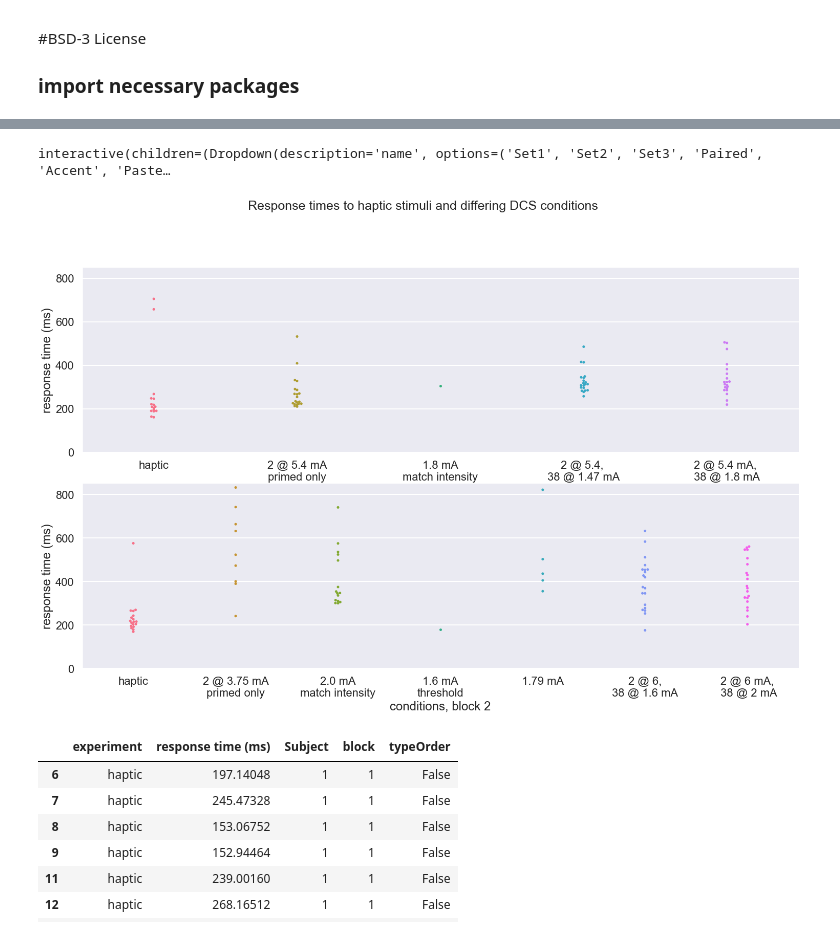
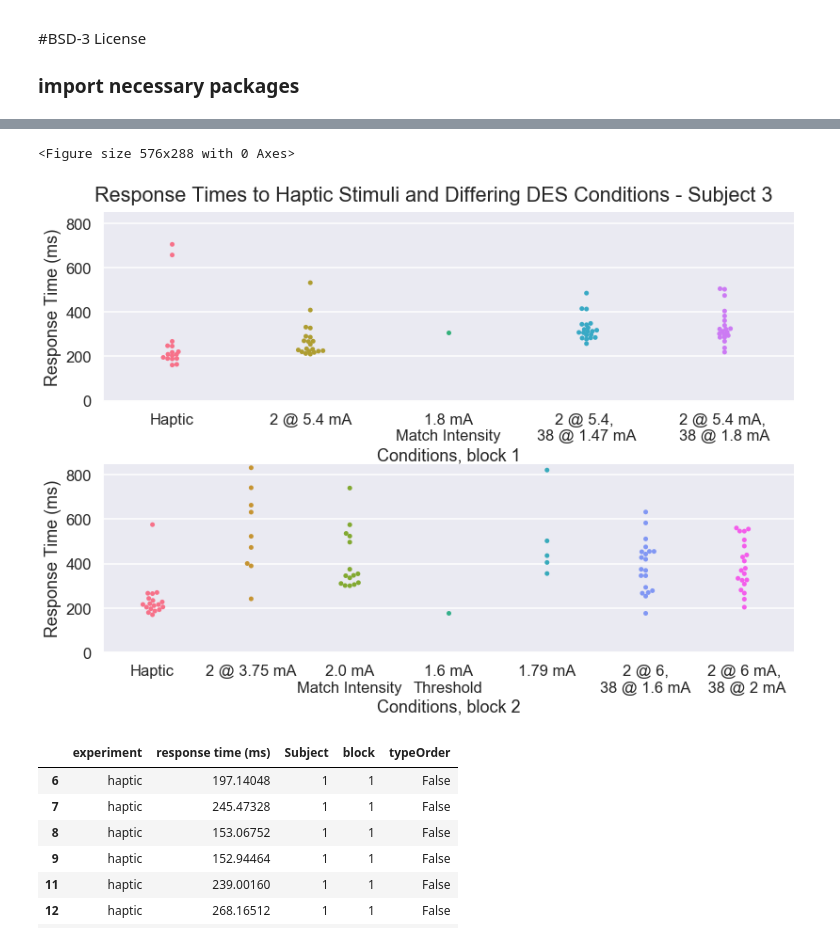
Before and after one commit to davidjuliancaldwell/StimulationResponseTimingPython, a Jupyter notebook: 822e26_priming.ipynb, the cells around one changed output, grey strips where cells are left out. Drawn from its saved outputs; the diff is of its cells as text; code cells hidden in the pictures.

Commit message:
working on plots for waveform mod

```diff
--- a/822e26_priming.ipynb
+++ b/822e26_priming.ipynb
@@ -115,9 +115,9 @@ experimentsOfInt =  ['haptic','primed only (5.4 mA)','1.8 mA - match intensity',
 ### look at various metrics of interest
 
 
-dataCleaned = resultTrim[resultTrim['experiment'].isin(experimentsOfInt)]
-dataCleaned.groupby(['experiment','Subject','block']).mean()
-dataCleaned.groupby(['block','experiment','Subject']).describe()
+dataCleaned = resultTrim[resultTrim['Experiment'].isin(experimentsOfInt)]
+dataCleaned.groupby(['Experiment','Subject','block']).mean()
+dataCleaned.groupby(['block','Experiment','Subject']).describe()
 #dataCleaned.groupby(['Subject','experiment']).describe().round()
 
 #dataCleaned.groupby(['Subject','experiment']).mean()
@@ -144,71 +144,61 @@ dataCleaned.groupby(['block','experiment','Subject']).describe()
-# %%
-# set the color palette
-
-color_pal=sns.choose_colorbrewer_palette('qualitative')
-
-#use set 1
-
-# observe color palette
-
-#sns.palplot(color_pal)
-#color_pal_3 = color_pal[0:4]
-#color_pal_2 = color_pal[3:5]
-#color_pal_2_v2 = color_pal[6:8]
-#sns.palplot('husl')
-# %% [output]
-interactive(children=(Dropdown(description='name', options=('Set1', 'Set2', 'Set3', 'Paired', 'Accent', 'Paste…
 # %%
-typeOrderSort= ['haptic','primed only (5.4 mA)','1.8 mA - match intensity','1.47 mA - threshold','1.61 mA','2 @ 5.4, 38 @ 1.47 mA','2 @ 5.4 mA, 38 @ 1.8 mA','primed only (3.75 mA)','2.0 mA - match intensity','1.6 mA - threshold','1.79 mA','2 @ 6 mA, 38 @ 1.6 mA','2 @ 6. mA, 38 @ 2 mA']
-dataCleaned=dataCleaned.assign(typeOrder=dataCleaned.experiment.isin(typeOrderSort))
+typeOrderSort= ['Haptic','2 @ 5.4 mA','1.8 mA - Match Intensity','1.47 mA - Threshold','1.61 mA','2 @ 5.4, 38 @ 1.47 mA','2 @ 5.4 mA, 38 @ 1.8 mA','2 @ 3.75 mA','2.0 mA - Match Intensity','1.6 mA - Threshold','1.79 mA','2 @ 6 mA, 38 @ 1.6 mA','2 @ 6. mA, 38 @ 2 mA']
+dataCleaned=dataCleaned.assign(typeOrder=dataCleaned.Experiment.isin(typeOrderSort))
 
+dataCleaned['typeOrder'] = dataCleaned['typeOrder'].where(dataCleaned.Experiment.isin(typeOrderSort),other='1')
+dataCleaned['typeOrder'] = dataCleaned['typeOrder'].where(~dataCleaned.Experiment.isin(typeOrderSort),other='0')
 
-dataCleaned['typeOrder'] = dataCleaned['typeOrder'].where(dataCleaned.experiment.isin(typeOrderSort),other='1')
-dataCleaned['typeOrder'] = dataCleaned['typeOrder'].where(~dataCleaned.experiment.isin(typeOrderSort),other='0')
-
-dataCleaned=dataCleaned.assign(typeOrder=dataCleaned.experiment.isin(typeOrderSort))
+dataCleaned=dataCleaned.assign(typeOrder=dataCleaned.Experiment.isin(typeOrderSort))
 
 
 #dataCleaned[dataCleaned['experiment'] == '2 @ 3000 uA, 38 @ 1250 uA']
 # %%
 ### use the "data cleaned" variable from above to make the individual subject plot
 
-frameIndividual = sns.FacetGrid(data=dataCleaned,row='block',height=7, aspect=3,sharex=False,sharey=True)
+plt.figure(figsize=(8,4))
+plt.tight_layout()
+sns.set_context("talk")
+
+frameIndividual = sns.FacetGrid(data=dataCleaned,row='block',height=4, aspect=3,sharex=False,sharey=True)
 #frameIndividual.map(sns.swarmplot,'experiment','response time (ms)','typeOrder')
 
-frameIndividual.map(sns.swarmplot,'experiment',"response time (ms)",palette='husl')
-frameIndividual.axes[0,0].set_xlabel('conditions, block 1')
-frameIndividual.axes[1,0].set_xlabel('conditions, block 2')
+frameIndividual.map(sns.swarmplot,'Experiment',"Response Time (ms)",palette='husl')
+frameIndividual.axes[0,0].set_xlabel('Conditions, block 1')
+frameIndividual.axes[1,0].set_xlabel('Conditions, block 2')
 frameIndividual.axes[0,0].set_title('')
 frameIndividual.axes[1,0].set_title('')
 
 #dataCleaned['typeOrder']
 figIndividual = plt.gcf()
 plt.ylim([0,850])
 
 #frameIndividual.axes[0,0].set_title('Different stimulation train response times ')
 
-plt.subplots_adjust(top=0.85)
-title = frameIndividual.fig.suptitle('Response times to haptic stimuli and differing DCS conditions') # can also get the figure from plt.gcf()
-title.set_fontsize(25)
+#plt.subplots_adjust(top=1)
+title = frameIndividual.fig.suptitle('Response Times to Haptic Stimuli and Differing DES Conditions - Subject 3') # can also get the figure from plt.gcf()
+#title.set_fontsize(25)
 
-xlab1 = ['haptic','2 @ 5.4 mA','1.8 mA','2 @ 5.4, ','2 @ 5.4 mA, ']
-xlab2 = ['','primed only','match intensity','38 @ 1.47 mA','38 @ 1.8 mA']
+xlab1 = ['Haptic','2 @ 5.4 mA','1.8 mA','2 @ 5.4, ','2 @ 5.4 mA, ']
+xlab2 = ['','','Match Intensity','38 @ 1.47 mA','38 @ 1.8 mA']
 xlabels = ["{}\n{}".format(x1, x2) for x1, x2, in zip(xlab1,xlab2)]
 
-dataFdict2.columns = ['haptic','null','primed only (3.75 mA)','2.0 mA - match intensity','1.6 mA - threshold','1.79 mA','2 @ 6 mA, 38 @ 1.6 mA','2 @ 6. mA, 38 @ 2 mA']
+dataFdict2.columns = ['Haptic','Null','Primed Only (3.75 mA)','2.0 mA - Match Intensity','1.6 mA - Threshold','1.79 mA','2 @ 6 mA, 38 @ 1.6 mA','2 @ 6. mA, 38 @ 2 mA']
 
 
 frameIndividual.axes[0,0].set_xticklabels(xlabels)
-xlab12 = ['haptic','2 @ 3.75 mA','2.0 mA','1.6 mA','1.79 mA','2 @ 6,','2 @ 6 mA,']
-xlab22 = ['','primed only','match intensity','threshold','','38 @ 1.6 mA',' 38 @ 2 mA']
+xlab12 = ['Haptic','2 @ 3.75 mA','2.0 mA','1.6 mA','1.79 mA','2 @ 6,','2 @ 6 mA,']
+xlab22 = ['','','Match Intensity','Threshold','','38 @ 1.6 mA',' 38 @ 2 mA']
 xlabels2 = ["{}\n{}".format(x1, x2) for x1, x2, in zip(xlab12,xlab22)]
 frameIndividual.axes[1,0].set_xticklabels(xlabels2)
 
+saveFig = 1
 if saveFig:
-    figIndividual.savefig('822e26_priming_RT_CP.svg', dpi=600,bbox_inches='tight')
-    figIndividual.savefig('822e26_priming_RT_CP.png', dpi=600,bbox_inches='tight')
+    figIndividual.savefig('822e26_priming_RT_CP_paper.svg', dpi=600,bbox_inches='tight')
+    figIndividual.savefig('822e26_priming_RT_CP_paper.png', dpi=600,bbox_inches='tight')
+    figIndividual.savefig('822e26_priming_RT_CP_paper.eps', dpi=600,bbox_inches='tight')
 # %% [output]
+<Figure size 576x288 with 0 Axes>
-[figure, old version]
+[figure, new version]
 # %%
 dataCleaned
 # %% [output]
```
Also changed, not shown: parts of 5 cells of this notebook, 3 other files.
